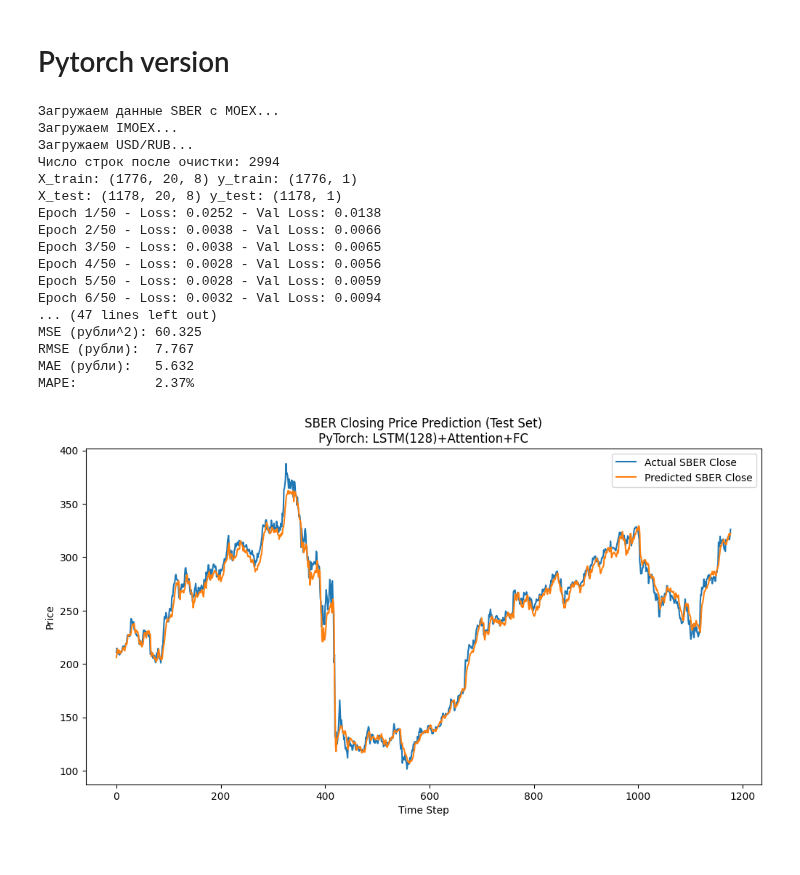
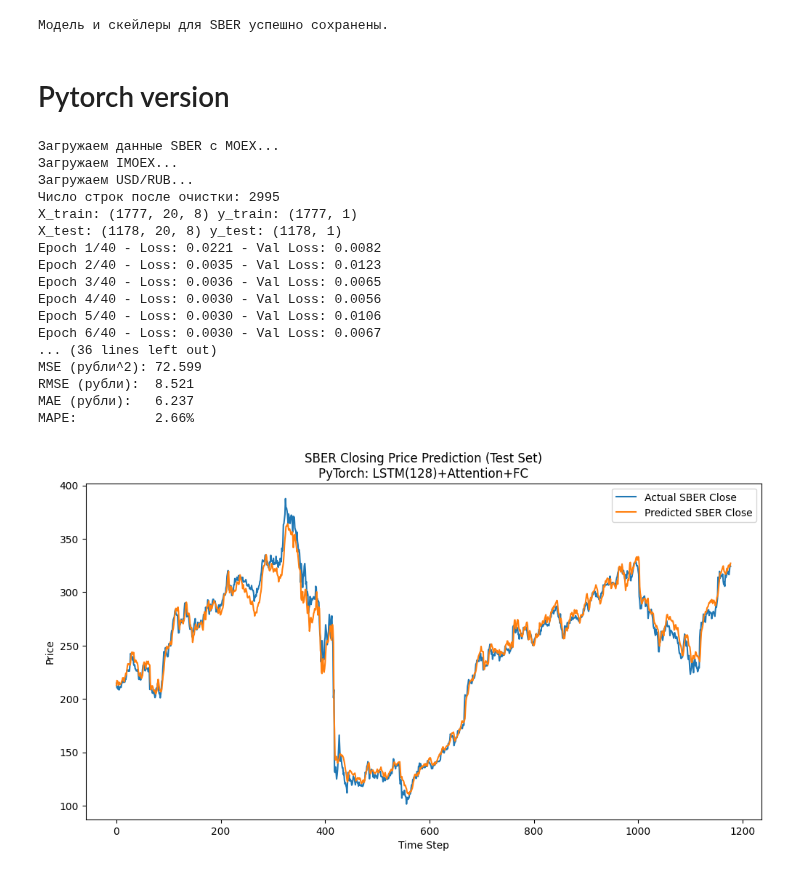
Before and after one commit to NasdormML/Moex_predict, a Jupyter notebook: notebooks/Best_SBER.ipynb, the cells around one changed output. Saved outputs shown, nothing was run; the diff lists cells and outputs as text; code cells hidden in the pictures.

```diff
--- a/notebooks/Best_SBER.ipynb
+++ b/notebooks/Best_SBER.ipynb
@@ -365,3 +370,29 @@ MAPE: 2.30%
+# %%
+import pickle
+import os
+
+# Создаем папку для сохранения, если её нет
+os.makedirs("../models", exist_ok=True)
+
+ticker = "SBER"
+
+# Определяем пути сохранения (используем нативный формат Keras)
+model_save_path = f"../models/{ticker}_final_model.keras"
+scaler_X_path = f"../models/{ticker}_scaler_X.pkl"
+scaler_y_path = f"../models/{ticker}_scaler_y.pkl"
+
+# Сохраняем модель
+model.save(model_save_path)
+
+# Сохраняем скейлеры
+with open(scaler_X_path, "wb") as f:
+    pickle.dump(scaler_X, f)
+with open(scaler_y_path, "wb") as f:
+    pickle.dump(scaler_y, f)
+
+print(f"Модель и скейлеры для {ticker} успешно сохранены.")
+# %% [output]
+Модель и скейлеры для SBER успешно сохранены.
 # %% [markdown]
 # Pytorch version
 # %%
@@ -597,7 +628,7 @@ if __name__ == "__main__":
     # Параметры модели
     device = torch.device("mps" if torch.mps.is_available() else "cpu")
     model_pt = PricePredictionModel(seq_length, len(features), output_dim=1,
-                                    lstm_units=128, fc_units=64, dropout_rate=0.1)
+                                    lstm_units=150, fc_units=64, dropout_rate=0.1)
     model_pt.to(device)
 
     criterion = nn.MSELoss()
@@ -605,7 +636,7 @@ if __name__ == "__main__":
     scheduler = optim.lr_scheduler.ReduceLROnPlateau(optimizer, mode='min', factor=0.5, patience=5, min_lr=1e-6)
 
     # Тренировочный цикл с ранней остановкой и градиентным клиппингом
-    num_epochs = 50
+    num_epochs = 40
     patience = 10
     best_val_loss = float('inf')
     epochs_no_improve = 0
@@ -673,44 +704,44 @@ if __name__ == "__main__":
     actuals = np.concatenate(actual_list, axis=0)
 
     # Обратное масштабирование
     preds_inv = scaler_y.inverse_transform(preds)
     actuals_inv = scaler_y.inverse_transform(actuals)
 
     mse_orig = mean_squared_error(actuals_inv, preds_inv)
     rmse_orig = np.sqrt(mse_orig)
     mae_orig = np.mean(np.abs(actuals_inv - preds_inv))
     mape_orig = np.mean(np.abs((actuals_inv - preds_inv) / actuals_inv)) * 100
 
     print(f"Метрики для SBER:")
     print(f"MSE (рубли^2): {mse_orig:.3f}")
     print(f"RMSE (рубли):  {rmse_orig:.3f}")
     print(f"MAE (рубли):   {mae_orig:.3f}")
     print(f"MAPE:          {mape_orig:.2f}%")
 
     plt.figure(figsize=(12,6))
     plt.plot(actuals_inv.flatten(), label="Actual SBER Close")
     plt.plot(preds_inv.flatten(), label="Predicted SBER Close")
     plt.title("SBER Closing Price Prediction (Test Set)\nPyTorch: LSTM(128)+Attention+FC")
     plt.xlabel("Time Step")
     plt.ylabel("Price")
     plt.legend()
     plt.show()
 # %% [output]
 Загружаем данные SBER с MOEX...
 Загружаем IMOEX...
 Загружаем USD/RUB...
-Число строк после очистки: 2994
-X_train: (1776, 20, 8) y_train: (1776, 1)
+Число строк после очистки: 2995
+X_train: (1777, 20, 8) y_train: (1777, 1)
 X_test: (1178, 20, 8) y_test: (1178, 1)
-Epoch 1/50 - Loss: 0.0252 - Val Loss: 0.0138
-Epoch 2/50 - Loss: 0.0038 - Val Loss: 0.0066
-Epoch 3/50 - Loss: 0.0038 - Val Loss: 0.0065
-Epoch 4/50 - Loss: 0.0028 - Val Loss: 0.0056
-Epoch 5/50 - Loss: 0.0028 - Val Loss: 0.0059
-Epoch 6/50 - Loss: 0.0032 - Val Loss: 0.0094
-... (47 lines left out)
-MSE (рубли^2): 60.325
-RMSE (рубли):  7.767
-MAE (рубли):   5.632
-MAPE:          2.37%
+Epoch 1/40 - Loss: 0.0221 - Val Loss: 0.0082
+Epoch 2/40 - Loss: 0.0035 - Val Loss: 0.0123
+Epoch 3/40 - Loss: 0.0036 - Val Loss: 0.0065
+Epoch 4/40 - Loss: 0.0030 - Val Loss: 0.0056
+Epoch 5/40 - Loss: 0.0030 - Val Loss: 0.0106
+Epoch 6/40 - Loss: 0.0030 - Val Loss: 0.0067
+... (36 lines left out)
+MSE (рубли^2): 72.599
+RMSE (рубли):  8.521
+MAE (рубли):   6.237
+MAPE:          2.66%
-[figure, old version]
+[figure, new version]
```
Also changed, not shown: parts of 2 cells of this notebook, 13 other files.
